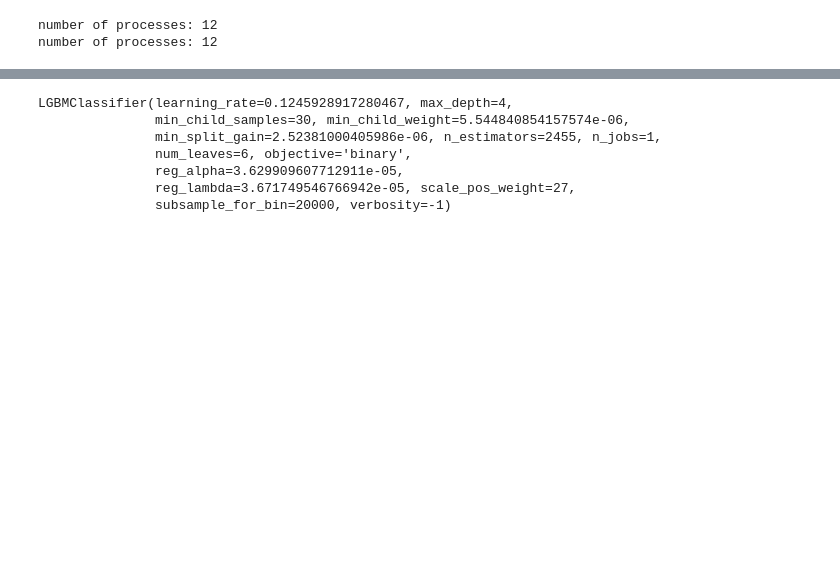
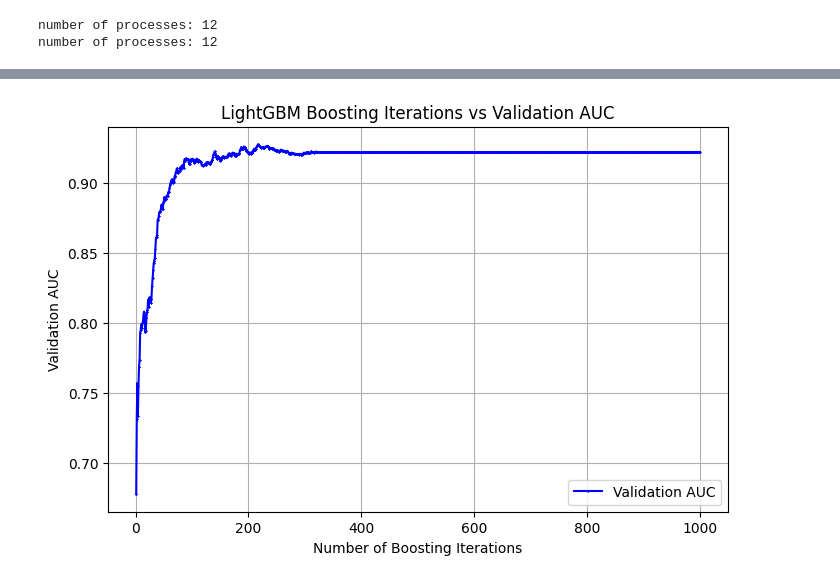
Before and after one commit to samjmolyneux/eppi-text-classification, a Jupyter notebook: notebooks/lgbm/lgbm_binary.ipynb, the cells around one changed output, grey strips where cells are left out. Saved outputs shown, nothing was run; the diff lists cells and outputs as text; code cells hidden in the pictures; blank space fills up the shorter version.

```diff
--- a/notebooks/lgbm/lgbm_binary.ipynb
+++ b/notebooks/lgbm/lgbm_binary.ipynb
@@ -127,19 +292,20 @@ Finished trial with scores: [0.8996674979218621, 0.7970074812967581, 0.939410092
 # %%
 # FIT THE MODEL
 
-from lightgbm import LGBMClassifier
+import lightgbm as lgb
+import xgboost as xgb
 from sklearn.model_selection import train_test_split
 
 # model = LGBMClassifier(**best_params)
 
-model = LGBMClassifier(
+params = dict(
     verbosity=-1,
     boosting_type="gbdt",
     max_depth=4,
     min_child_samples=30,
     learning_rate=0.1245928917280467,
     num_leaves=6,
-    n_estimators=2455,
+    n_estimators=1000,
     subsample_for_bin=20000,
     subsample=1.0,
     objective="binary",
@@ -148,22 +314,21 @@ model = LGBMClassifier(
     min_child_weight=5.544840854157574e-06,
     reg_alpha=3.629909607712911e-05,
     reg_lambda=3.671749546766942e-05,
-    n_jobs=1,
+    n_jobs=-1,
+    # linear_tree=True,
+    metric="auc",
+    # max_bin=255,
+    # tree_method="exact",
+    # grow_policy="lossguide",
+    # sampling_method="uniform",
 )
 
 X_train, X_test, y_train, y_test = train_test_split(
     tfidf_scores, labels, test_size=0.333, stratify=labels, random_state=8
 )
-
-model.fit(X_train, y_train)
+num_boost_round = params.pop("n_estimators")
+dtrain = lgb.Dataset(X_train, label=y_train, free_raw_data=True)
+model = lgb.train(params, dtrain, num_boost_round=num_boost_round)
-# %% [output]
-LGBMClassifier(learning_rate=0.1245928917280467, max_depth=4,
-               min_child_samples=30, min_child_weight=5.544840854157574e-06,
-               min_split_gain=2.52381000405986e-06, n_estimators=2455, n_jobs=1,
-               num_leaves=6, objective='binary',
-               reg_alpha=3.629909607712911e-05,
-               reg_lambda=3.671749546766942e-05, scale_pos_weight=27,
-               subsample_for_bin=20000, verbosity=-1)
 # %%
 # CREATE ROC CURVE TO SELECT THRESHOLD p
 
@@ -174 +340,47 @@ y_test_pred_probs = predict_scores(model, X_test)
 plotly_roc(y_test, y_test_pred_probs)
+# %%
+import matplotlib.pyplot as plt
+import numpy as np
+from sklearn.metrics import roc_auc_score
+
+dval = lgb.Dataset(X_test, label=y_test, free_raw_data=True)
+# Define the range of estimators
+
+
+evals_result = {}  # Stores validation results
+eval_callback = lgb.record_evaluation(evals_result)  # Callback to record results
+
+model = lgb.train(
+    params,
+    dtrain,
+    num_boost_round=num_boost_round,  # Maximum boosting rounds
+    valid_sets=[dval],
+    valid_names=["Validation"],
+    callbacks=[eval_callback],  # Stores metrics
+    # early_stopping_rounds=10,  # Stop if no improvement in 10 rounds
+    # verbose_eval=False  # Suppress logging
+)
+
+# Extract validation AUC scores
+iterations = list(range(1, len(evals_result["Validation"]["auc"]) + 1))
+validation_auc = evals_result["Validation"]["auc"]
+
+# Plot Results
+plt.figure(figsize=(8, 5))
+plt.plot(
+    iterations,
+    validation_auc,
+    marker="x",
+    linestyle="-",
+    color="b",
+    label="Validation AUC",
+    markersize=1,
+)
+plt.xlabel("Number of Boosting Iterations")
+plt.ylabel("Validation AUC")
+plt.title("LightGBM Boosting Iterations vs Validation AUC")
+plt.legend()
+plt.grid(True)
+plt.show()
+# %% [output]
+[figure, added]
```
Also changed, not shown: parts of 19 cells of this notebook.
